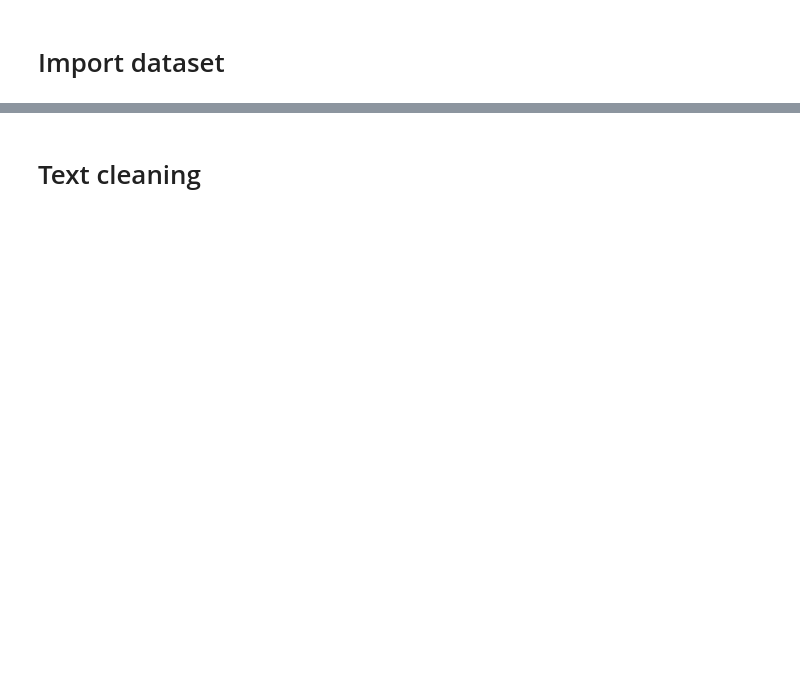
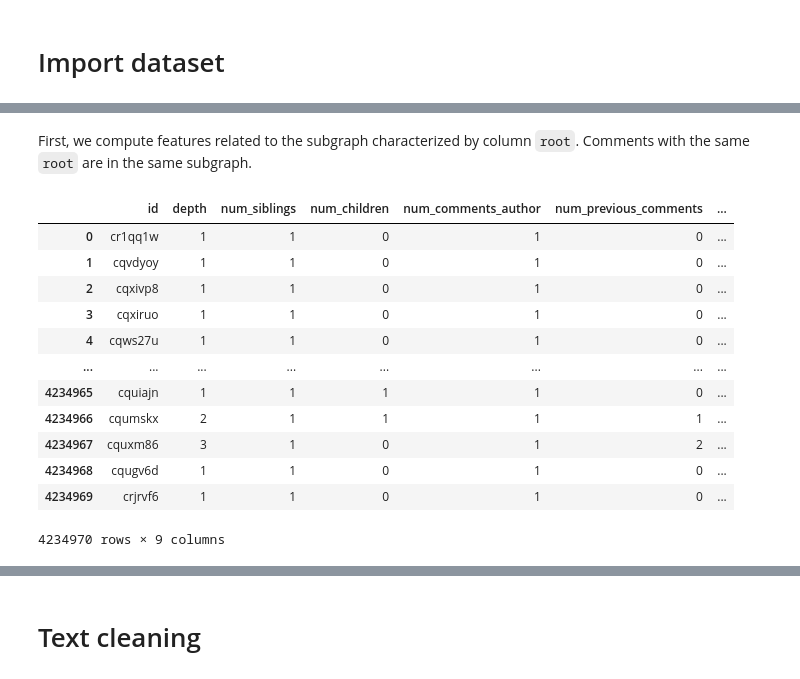
Before and after one commit to nershman/AskRedditScorePrediction, a Jupyter notebook: DungLe/project_reddit.ipynb, the cells around one changed output, grey strips where cells are left out. Cells and saved outputs as stored; diff of their text form; code cells hidden in the pictures; blank space fills up the shorter version.

```diff
--- a/DungLe/project_reddit.ipynb
+++ b/DungLe/project_reddit.ipynb
@@ -36,0 +74,3 @@ ind = (df['body'] != 'deleted') & (df['body'] != '[deleted]') & df['body'].notna
+# %%
+path = r'E:\\M2 EconStat\\Web Mining\\root_included.csv'
+df = dd.read_csv(path, header = 0)
@@ -36,0 +93,54 @@ ind = (df['body'] != 'deleted') & (df['body'] != '[deleted]') & df['body'].notna
+# %% [markdown]
+First, we compute features related to the subgraph characterized by column `root`. Comments with the same `root` are in the same subgraph.
+# %%
+def features_extract(sub_df):
+    r = sub_df['root'].iloc[0]
+    tree = nx.from_pandas_edgelist(sub_df,
+                                   source = 'parent_id',
+                                   target = 'id',
+                                   create_using = nx.DiGraph())
+
+    count_utc = sub_df.groupby('created_utc').size()
+    cum_previous_counts = count_utc.sort_index(ascending = True).shift(fill_value = 0).cumsum()
+    cum_later_counts = count_utc.sort_index(ascending = False).shift(fill_value = 0).cumsum()
+    time_parent = sub_df.parent_id.map(dict(zip(sub_df.id, sub_df.timestamp)))
+
+    depth = [nx.shortest_path_length(tree, source = r, target = n) for n in sub_df.id]
+    num_siblings = sub_df.groupby('parent_id').parent_id.transform('count')
+    num_children = sub_df.groupby('parent_id').size().reindex(sub_df.id, fill_value = 0)
+    num_comments_author = sub_df.groupby('author').author.transform('count')
+    num_previous_comments = sub_df.created_utc.map(cum_previous_counts)
+    num_later_comments = sub_df.created_utc.map(cum_later_counts)
+    time_since_root = (sub_df.timestamp - sub_df.timestamp.min()) / pd.Timedelta(hours = 1)
+    time_since_parent = ((sub_df.timestamp - time_parent) / pd.Timedelta(hours = 1)).fillna(0)
+
+    data = list(zip(sub_df.id, depth, num_siblings, num_children, num_comments_author,
+                    num_previous_comments, num_later_comments, time_since_root, time_since_parent))
+
+    columns = ['id', 'depth', 'num_siblings', 'num_children', 'num_comments_author',
+              'num_previous_comments', 'num_later_comments', 'time_since_root', 'time_since_parent']
+
+    return pd.DataFrame(data, columns = columns)
+# %%
+meta = {'id': object, 'depth': np.int64, 'num_siblings': np.int64, 'num_children': np.int64,
+       'num_comments_author': np.int64, 'num_previous_comments': np.int64, 'num_later_comments': np.int64,
+       'time_since_root': np.float64, 'time_since_parent': np.float64}
+
+result = df.groupby('root').apply(features_extract, meta = meta)
+result = result.compute(scheduler = 'processes')
+result.reset_index(inplace = True, drop = True)
+result
+# %% [output]
+|  | id | depth | num_siblings | num_children | num_comments_author | num_previous_comments | ... |
+| 0 | cr1qq1w | 1 | 1 | 0 | 1 | 0 | ... |
+| 1 | cqvdyoy | 1 | 1 | 0 | 1 | 0 | ... |
+| 2 | cqxivp8 | 1 | 1 | 0 | 1 | 0 | ... |
+| 3 | cqxiruo | 1 | 1 | 0 | 1 | 0 | ... |
+| 4 | cqws27u | 1 | 1 | 0 | 1 | 0 | ... |
+| ... | ... | ... | ... | ... | ... | ... | ... |
+| 4234965 | cquiajn | 1 | 1 | 1 | 1 | 0 | ... |
+| 4234966 | cqumskx | 2 | 1 | 1 | 1 | 1 | ... |
+| 4234967 | cquxm86 | 3 | 1 | 0 | 1 | 2 | ... |
+| 4234968 | cqugv6d | 1 | 1 | 0 | 1 | 0 | ... |
+| 4234969 | crjrvf6 | 1 | 1 | 0 | 1 | 0 | ... |
+4234970 rows × 9 columns
```
Also changed, not shown: parts of 41 cells of this notebook.
